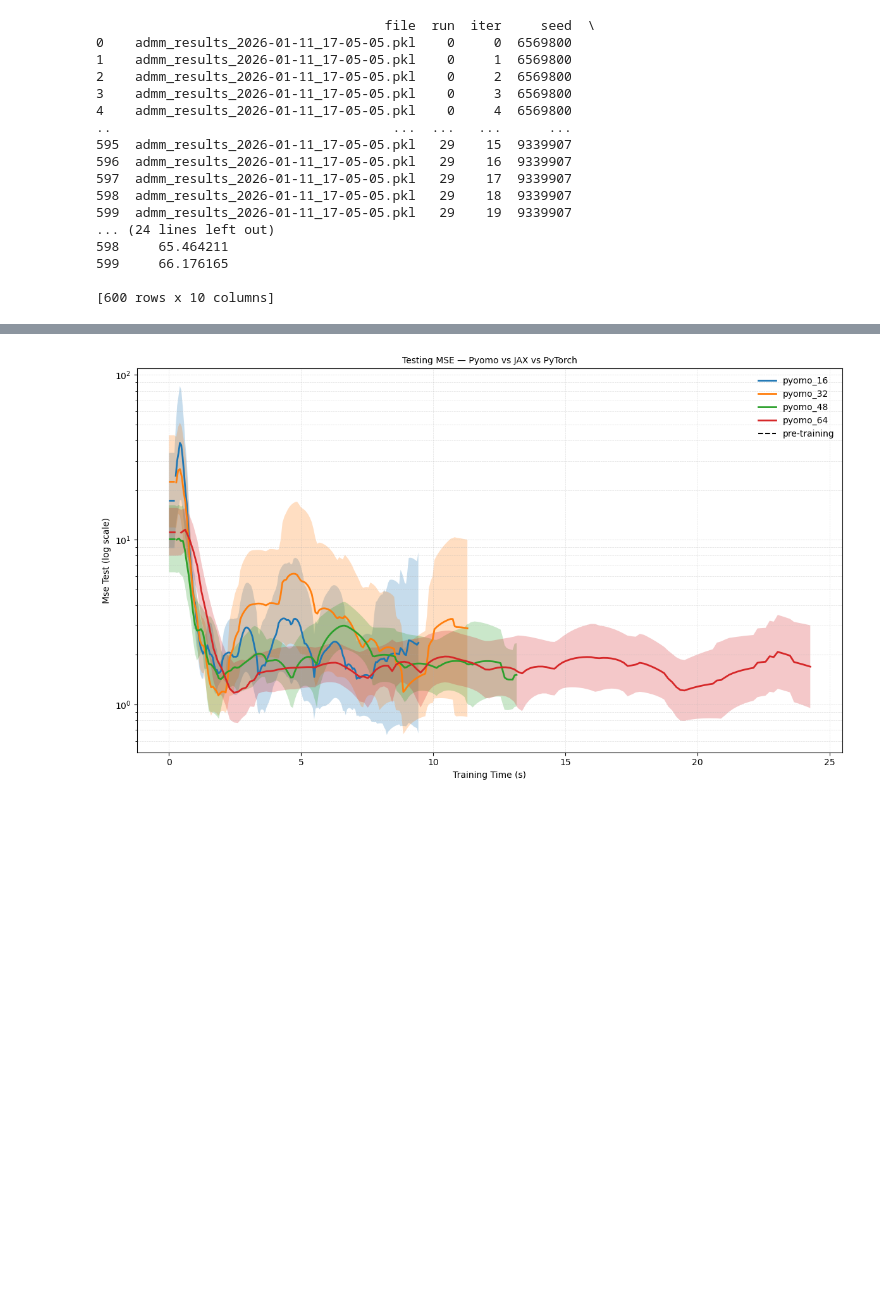
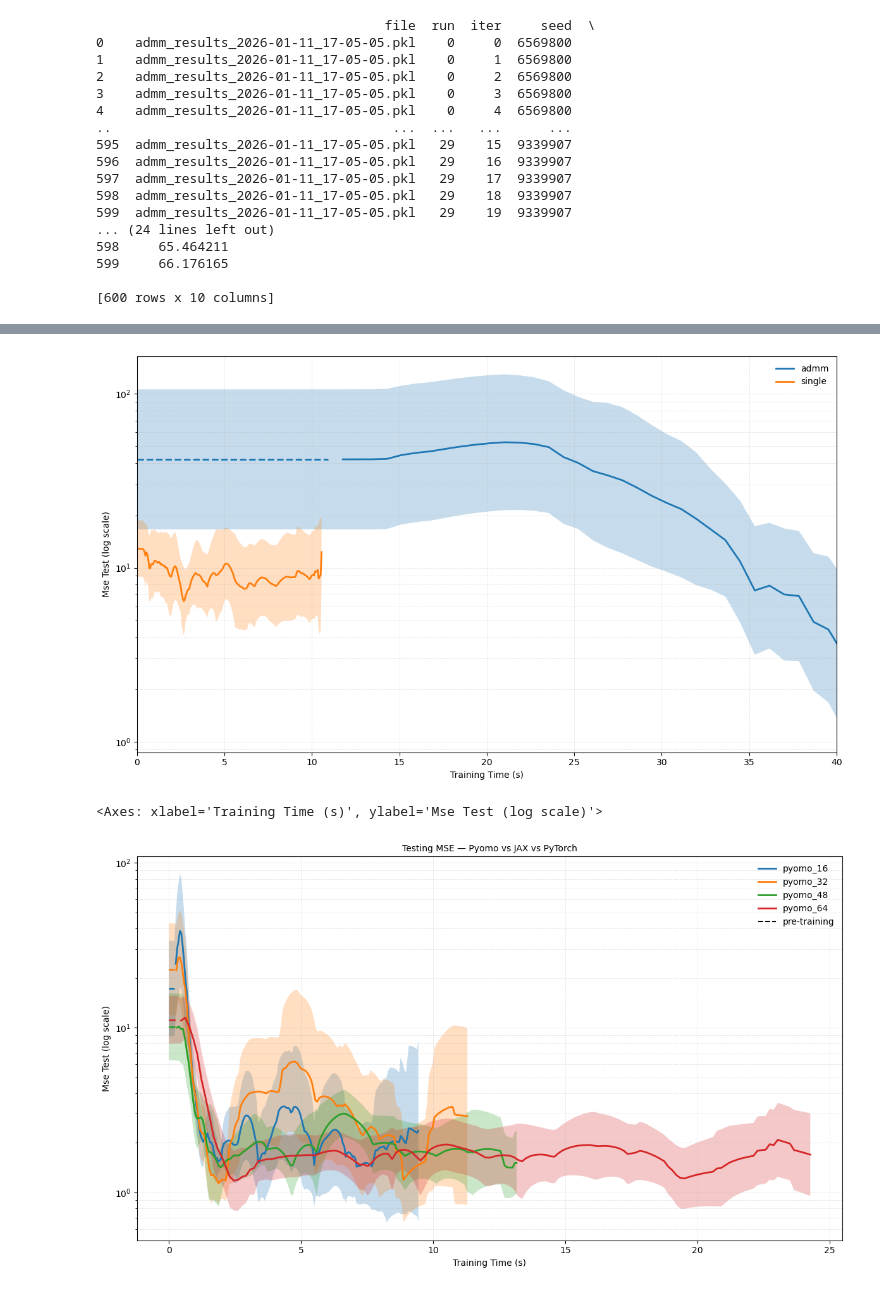
Before and after one commit to mariashapo/NODE, a Jupyter notebook: src/analysis/synthetic/training_conv_vdp_admm.ipynb, the cells around one changed output, grey strips where cells are left out. Cells and saved outputs as stored; diff of their text form; code cells hidden in the pictures; blank space fills up the shorter version.

```diff
--- a/src/analysis/synthetic/training_conv_vdp_admm.ipynb
+++ b/src/analysis/synthetic/training_conv_vdp_admm.ipynb
@@ -80,4 +94,16 @@ plot_time_bands(
 <Axes: title={'center': 'Training MSE'}, xlabel='Training Time (s)', ylabel='Mse Train (log scale)'>
+# %%
+plot_time_bands(
+    {"admm": df, "single": results_df_32},
+    y_col="mse_test",  # or "mse_test"
+    title="",
+    logy=True,
+    align_grid = False,
+    xlim =(0, 40)
+)
+# %% [output]
+[figure, added]
+<Axes: xlabel='Training Time (s)', ylabel='Mse Test (log scale)'>
 # %%
 plot_time_bands(
     pyomo_comparison_dfs,
```
Also changed, not shown: parts of 5 cells of this notebook, 12 other files.
